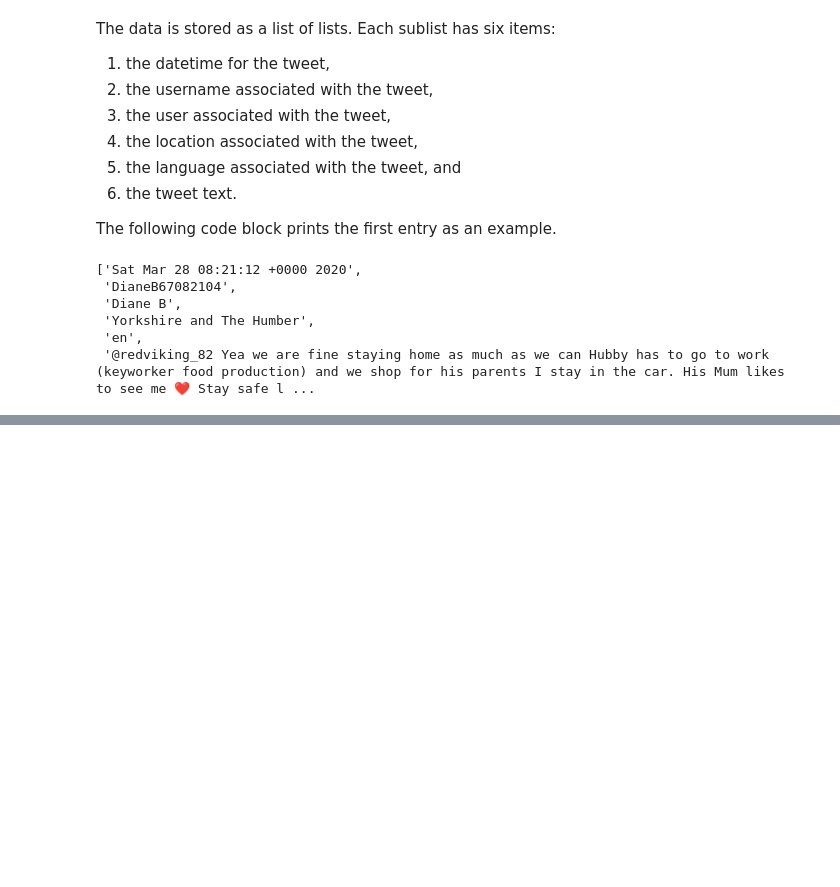
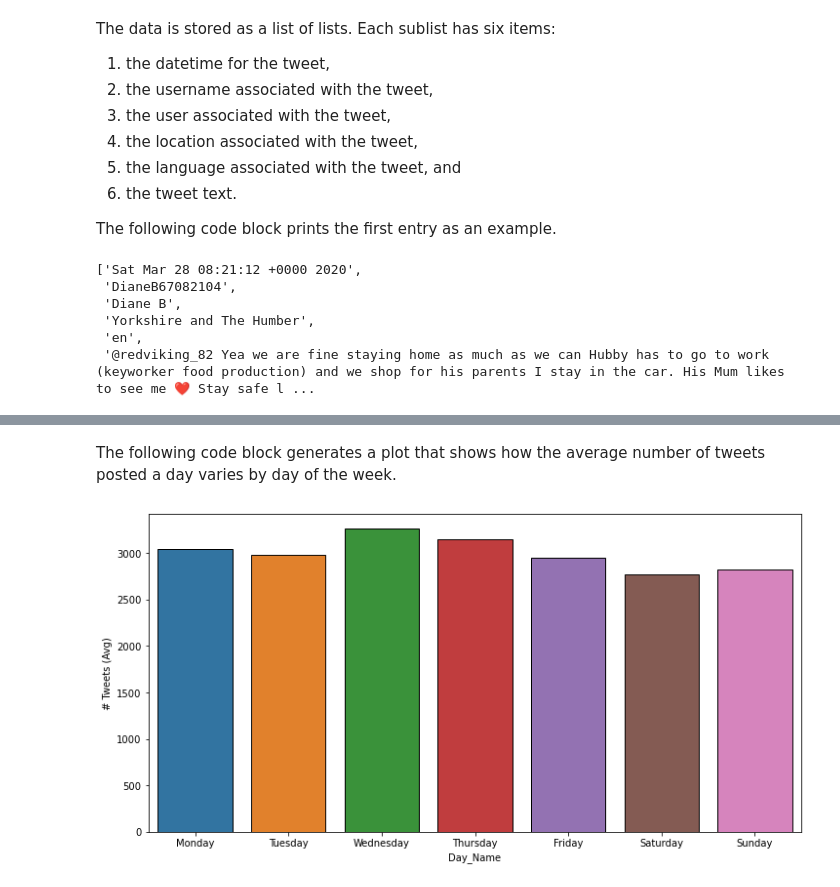
Before and after one commit to nkfreeman/twitter_covid, a Jupyter notebook: Working with Twitter Data.ipynb, the cells around one changed output, grey strips where cells are left out. Cells and saved outputs as stored; diff of their text form; code cells hidden in the pictures; blank space fills up the shorter version.

```diff
--- a/Working with Twitter Data.ipynb
+++ b/Working with Twitter Data.ipynb
@@ -34,0 +119,27 @@ tweet_data[0]
+# %% [markdown]
+The following code block generates a plot that shows how the average number of tweets posted a day varies by day of the week.
+# %%
+fig, ax = plt.subplots(1, 1, figsize = (12, 6))
+
+temp = tweet_df.groupby(['Date', 'Day_Name'])['Text'].count().reset_index()
+temp = temp.groupby(['Day_Name'])['Text'].mean().reset_index()
+temp = temp.rename(columns = {'Text': '# Tweets (Avg)'})
+
+sns.barplot(
+    x = 'Day_Name',
+    y = '# Tweets (Avg)',
+    data = temp,
+    edgecolor = 'k',
+    order = ['Monday',
+             'Tuesday',
+             'Wednesday',
+             'Thursday',
+             'Friday',
+             'Saturday',
+             'Sunday',
+            ]
+)
+
+plt.show()
+# %% [output]
+[figure, added]
```
Also changed, not shown: parts of 18 cells of this notebook.
